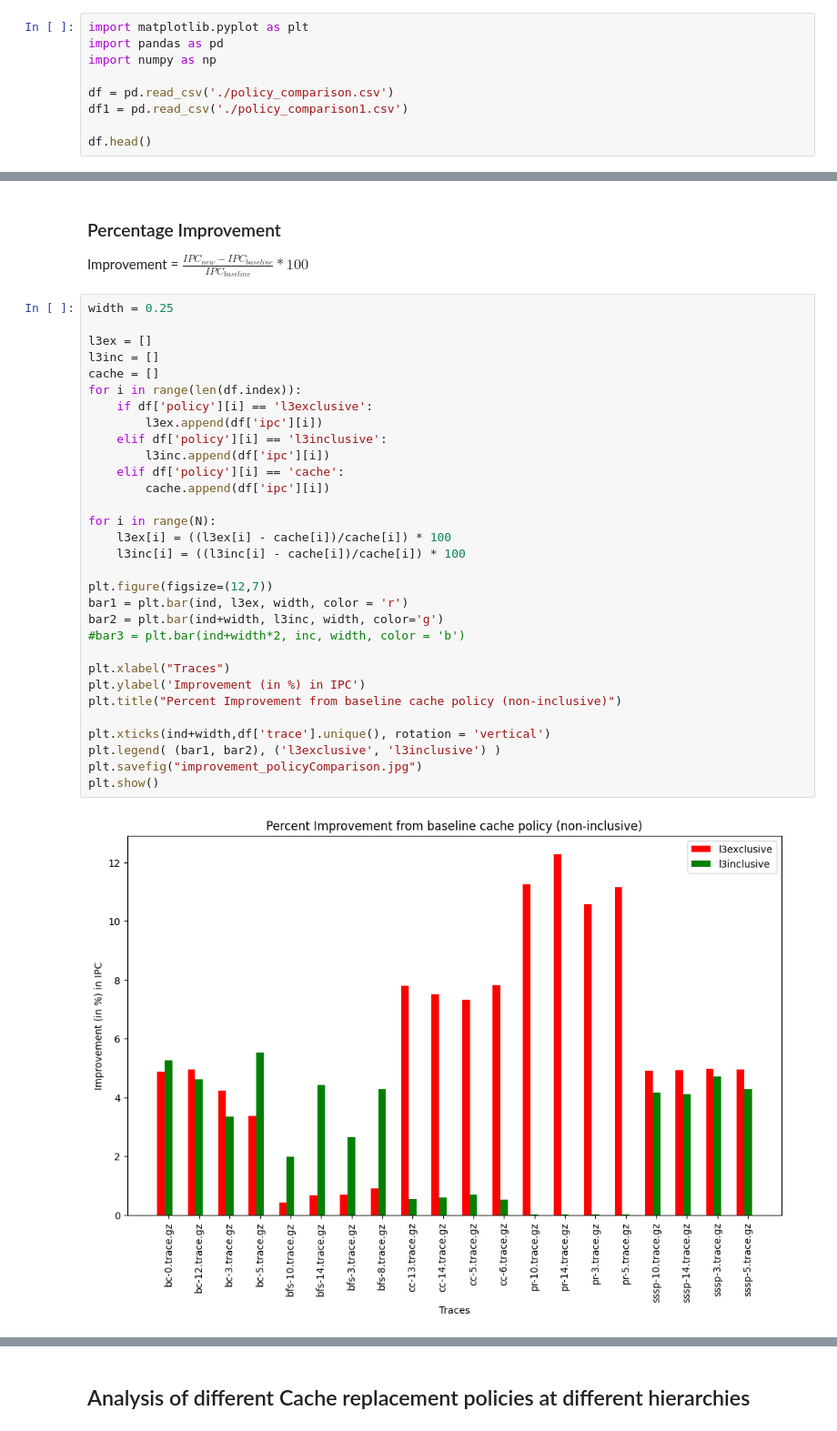
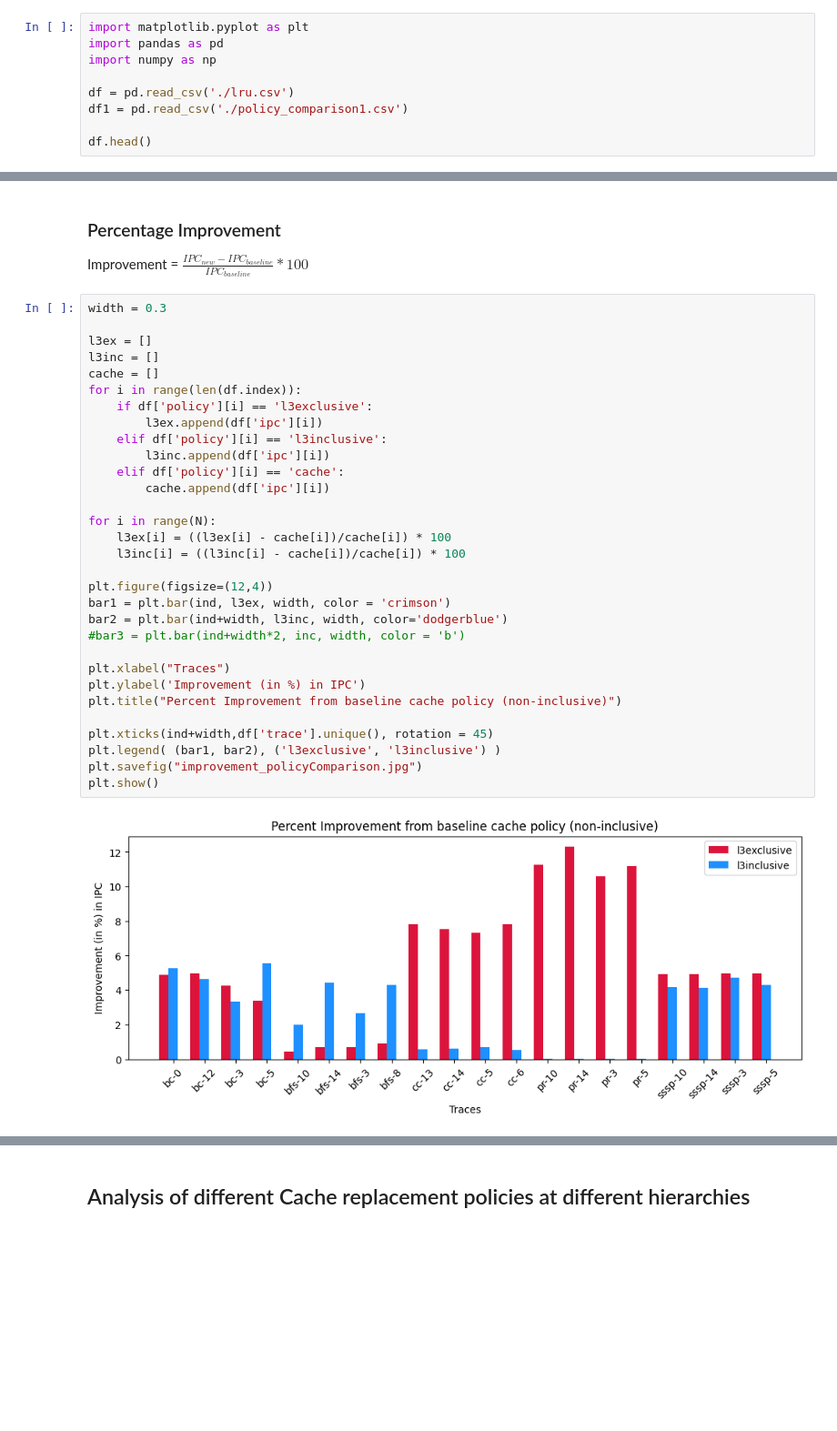
Before and after one commit to Atishay25/Cache-Hierarchy-for-Graph-Analytics, a Jupyter notebook: results/plot.ipynb, the cells around one changed output, grey strips where cells are left out. Shown at 91% size. Cells and saved outputs as stored; diff of their text form; blank space fills up the shorter version.

```diff
--- a/results/plot.ipynb
+++ b/results/plot.ipynb
@@ -3,7 +3,7 @@ import matplotlib.pyplot as plt
 import pandas as pd
 import numpy as np
 
-df = pd.read_csv('./policy_comparison.csv')
+df = pd.read_csv('./lru.csv')
 df1 = pd.read_csv('./policy_comparison1.csv')
 
 df.head()
@@ -95,35 +95,35 @@ plt.show()
 
 Improvement = $\frac{IPC_{new} - IPC_{baseline}}{IPC_{baseline}} * 100$
 # %%
-width = 0.25
+width = 0.3
 
 l3ex = []
 l3inc = []
 cache = []
 for i in range(len(df.index)):
     if df['policy'][i] == 'l3exclusive':
         l3ex.append(df['ipc'][i])
     elif df['policy'][i] == 'l3inclusive':
         l3inc.append(df['ipc'][i])
     elif df['policy'][i] == 'cache':
         cache.append(df['ipc'][i])
 
 for i in range(N):
     l3ex[i] = ((l3ex[i] - cache[i])/cache[i]) * 100
     l3inc[i] = ((l3inc[i] - cache[i])/cache[i]) * 100
 
-plt.figure(figsize=(12,7))
-bar1 = plt.bar(ind, l3ex, width, color = 'r')
-bar2 = plt.bar(ind+width, l3inc, width, color='g')
+plt.figure(figsize=(12,4))
+bar1 = plt.bar(ind, l3ex, width, color = 'crimson')
+bar2 = plt.bar(ind+width, l3inc, width, color='dodgerblue')
 #bar3 = plt.bar(ind+width*2, inc, width, color = 'b')
 
 plt.xlabel("Traces")
 plt.ylabel('Improvement (in %) in IPC')
 plt.title("Percent Improvement from baseline cache policy (non-inclusive)")
 
-plt.xticks(ind+width,df['trace'].unique(), rotation = 'vertical')
+plt.xticks(ind+width,df['trace'].unique(), rotation = 45)
 plt.legend( (bar1, bar2), ('l3exclusive', 'l3inclusive') )
 plt.savefig("improvement_policyComparison.jpg")
 plt.show()
 # %% [output]
-[figure, old version]
+[figure, new version]
```
Also changed, not shown: parts of 9 cells of this notebook.
